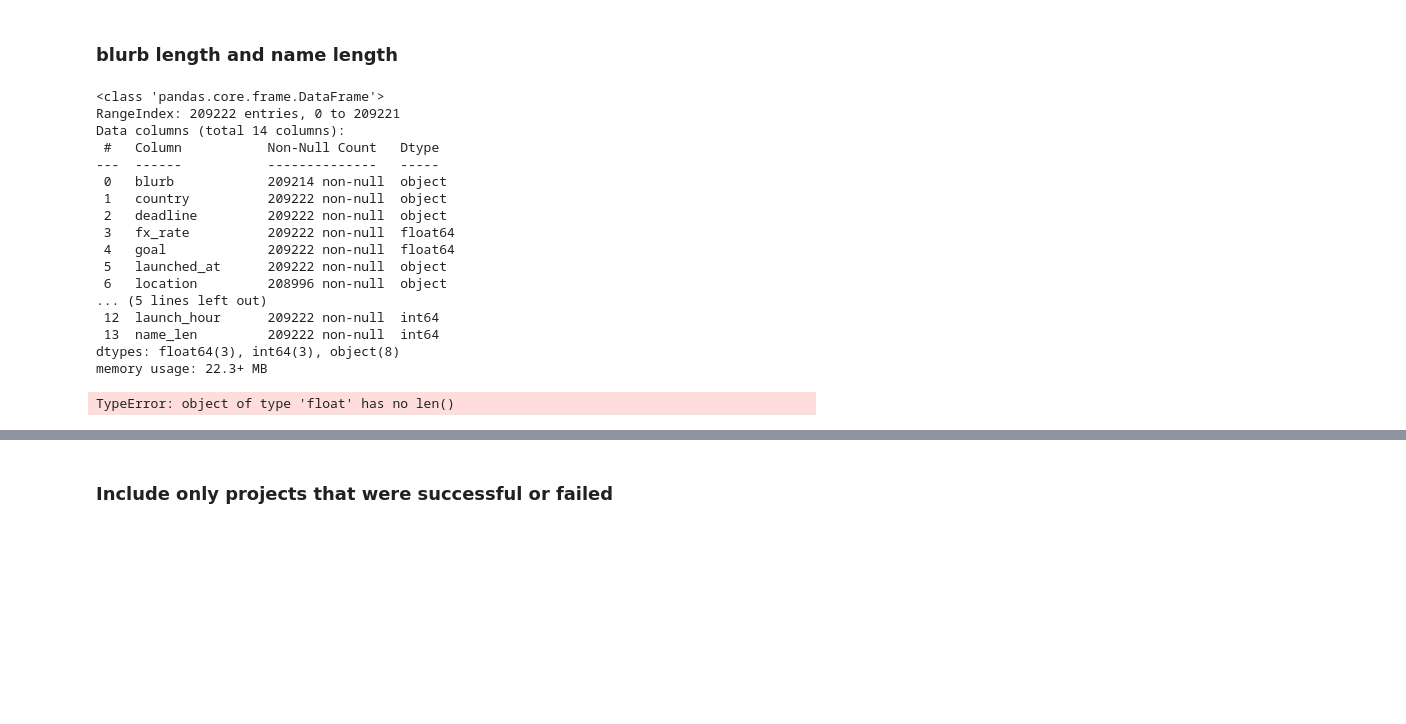
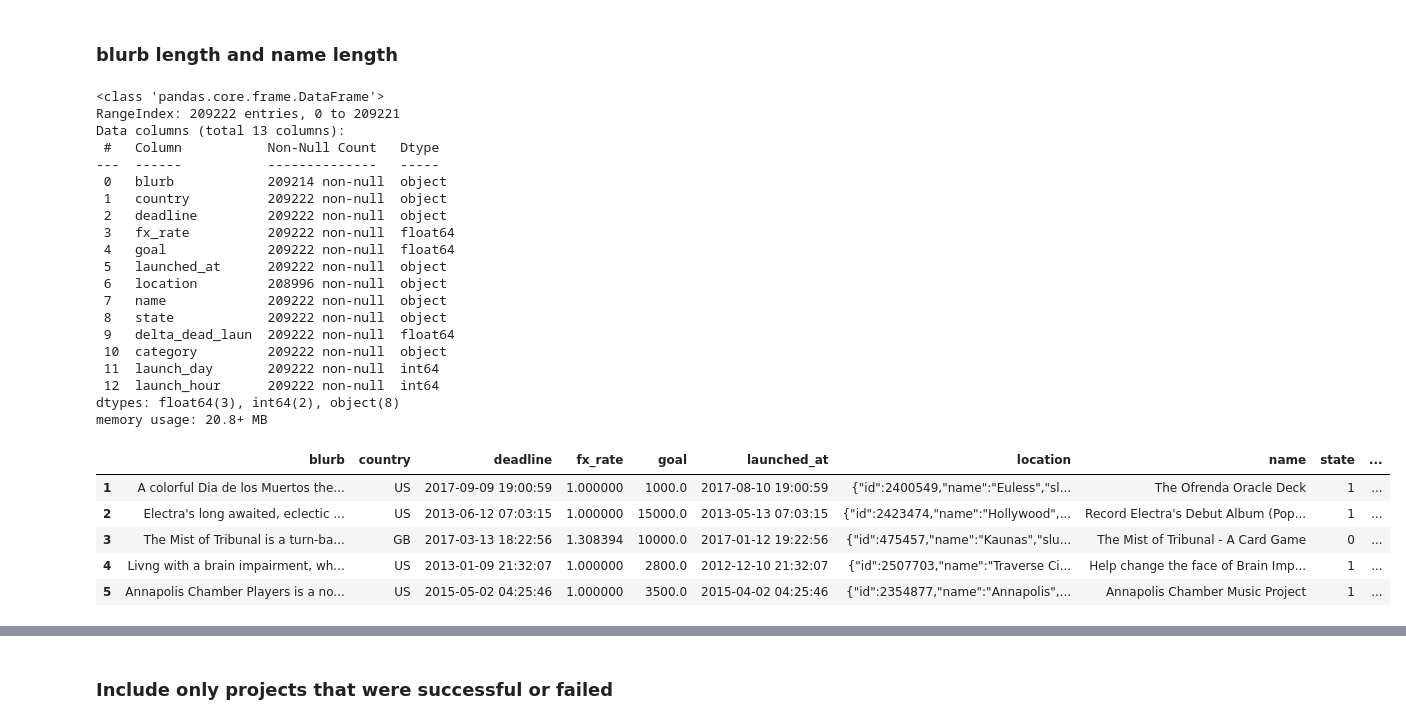
Before and after one commit to laurantirkh/kickstarter-ml, a Jupyter notebook: walkthrough.ipynb, the cells around one changed output, grey strips where cells are left out. Drawn from its saved outputs; the diff is of its cells as text; code cells hidden in the pictures; blank space fills up the shorter version.

```diff
--- a/walkthrough.ipynb
+++ b/walkthrough.ipynb
@@ -142,6 +137,28 @@ dtypes: float64(3), object(8)
 memory usage: 17.6+ MB
 # %% [markdown]
 ### change categories to main categories
+# %%
+# subset category column
+cat_df = df.loc[:,['category']]
+
+# split category column
+cat_df[['id','name','slug','position','parent_id','color','urls']] = df['category'].str.split(',',expand=True)
+# %%
+# subset column 'slug' as dataframe
+cat = cat_df.loc[:,['slug']]
+
+cat['slug'] = cat['slug'].str.replace(r'"slug":', '')
+cat['slug'] = cat['slug'].str.replace(r'"', '')
+cat['slug']
+
+# rename 'slug' to 'category'
+cat.rename(columns={'slug': 'category'}, inplace=True)
+
+# drop column 'category' from original dataframe
+df.drop('category', axis=1, inplace=True)
+
+# add new column 'category' to original dataframe
+df['category'] = cat
 # %%
 cats = df['category']
 # %%
@@ -227,7 +244,7 @@ df.info()
 # %% [output]
 <class 'pandas.core.frame.DataFrame'>
 RangeIndex: 209222 entries, 0 to 209221
-Data columns (total 14 columns):
+Data columns (total 13 columns):
  #   Column           Non-Null Count   Dtype
 ---  ------           --------------   -----
  0   blurb            209214 non-null  object
@@ -237,13 +254,17 @@ Data columns (total 14 columns):
  4   goal             209222 non-null  float64
  5   launched_at      209222 non-null  object
  6   location         208996 non-null  object
-... (5 lines left out)
+ 7   name             209222 non-null  object
+ 8   state            209222 non-null  object
+ 9   delta_dead_laun  209222 non-null  float64
+ 10  category         209222 non-null  object
+ 11  launch_day       209222 non-null  int64
  12  launch_hour      209222 non-null  int64
- 13  name_len         209222 non-null  int64
-dtypes: float64(3), int64(3), object(8)
-memory usage: 22.3+ MB
+dtypes: float64(3), int64(2), object(8)
+memory usage: 20.8+ MB
 # %%
 # drop missing values for blurb
+df = df[df['blurb'].notnull()]
 # %%
 # calculate length of name
 name_len = []
@@ -259,5 +280,12 @@ for label, content in df['blurb'].iteritems():
     blurb_len.append(len(content))
 
 df['blurb_len'] = blurb_len
-# %% [output]
-TypeError: object of type 'float' has no len()
+# %%
+df.head()
+# %% [output]
+|  | blurb | country | deadline | fx_rate | goal | launched_at | location | name | state | ... |
+| 1 | A colorful Dia de los Muertos the... | US | 2017-09-09 19:00:59 | 1.000000 | 1000.0 | 2017-08-10 19:00:59 | {"id":2400549,"name":"Euless","sl... | The Ofrenda Oracle Deck | 1 | ... |
+| 2 | Electra's long awaited, eclectic ... | US | 2013-06-12 07:03:15 | 1.000000 | 15000.0 | 2013-05-13 07:03:15 | {"id":2423474,"name":"Hollywood",... | Record Electra's Debut Album (Pop... | 1 | ... |
+| 3 | The Mist of Tribunal is a turn-ba... | GB | 2017-03-13 18:22:56 | 1.308394 | 10000.0 | 2017-01-12 19:22:56 | {"id":475457,"name":"Kaunas","slu... | The Mist of Tribunal - A Card Game | 0 | ... |
+| 4 | Livng with a brain impairment, wh... | US | 2013-01-09 21:32:07 | 1.000000 | 2800.0 | 2012-12-10 21:32:07 | {"id":2507703,"name":"Traverse Ci... | Help change the face of Brain Imp... | 1 | ... |
+| 5 | Annapolis Chamber Players is a no... | US | 2015-05-02 04:25:46 | 1.000000 | 3500.0 | 2015-04-02 04:25:46 | {"id":2354877,"name":"Annapolis",... | Annapolis Chamber Music Project | 1 | ... |
```
Also changed, not shown: parts of 31 cells of this notebook.
